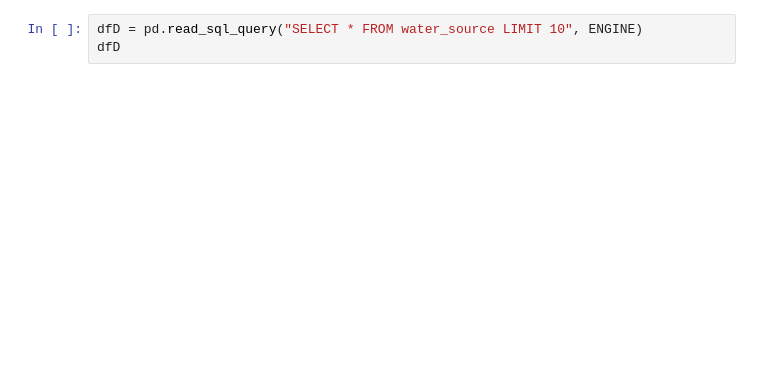
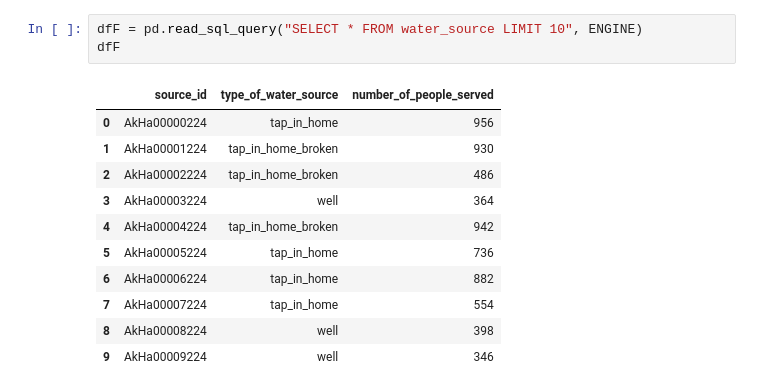
Before and after one commit to felixmuinde/Databases3.2, a Jupyter notebook: 01-assignment1.ipynb, the cells around one changed output. Saved outputs shown, nothing was run; the diff lists cells and outputs as text; blank space fills up the shorter version.

```diff
--- a/01-assignment1.ipynb
+++ b/01-assignment1.ipynb
@@ -35,4 +109,16 @@ dfE
 # %%
-dfD = pd.read_sql_query("SELECT * FROM water_source LIMIT 10", ENGINE)
-dfD
+dfF = pd.read_sql_query("SELECT * FROM water_source LIMIT 10", ENGINE)
+dfF
+# %% [output]
+|  | source_id | type_of_water_source | number_of_people_served |
+| 0 | AkHa00000224 | tap_in_home | 956 |
+| 1 | AkHa00001224 | tap_in_home_broken | 930 |
+| 2 | AkHa00002224 | tap_in_home_broken | 486 |
+| 3 | AkHa00003224 | well | 364 |
+| 4 | AkHa00004224 | tap_in_home_broken | 942 |
+| 5 | AkHa00005224 | tap_in_home | 736 |
+| 6 | AkHa00006224 | tap_in_home | 882 |
+| 7 | AkHa00007224 | tap_in_home | 554 |
+| 8 | AkHa00008224 | well | 398 |
+| 9 | AkHa00009224 | well | 346 |
 # %%
```
Also changed, not shown: parts of 14 cells of this notebook.
